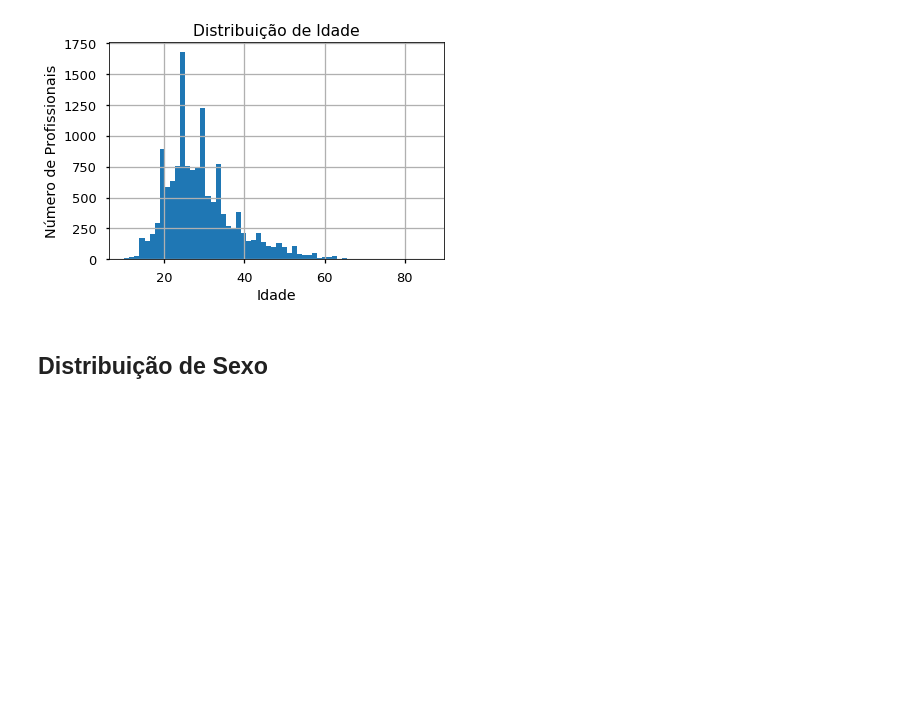
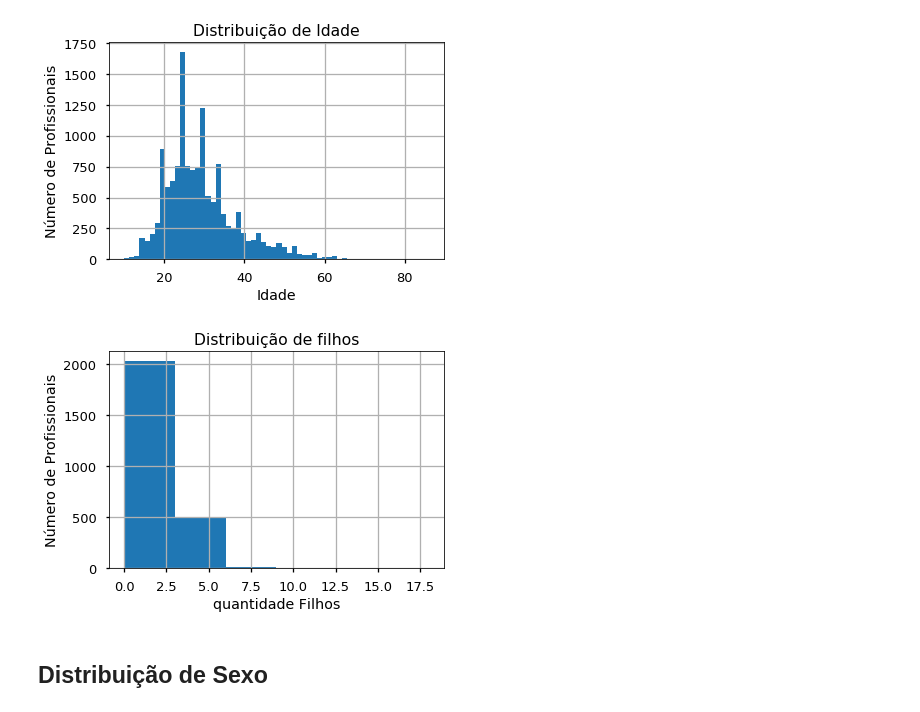
Before and after one commit to WesleySiNeves/AprendendoPython, a Jupyter notebook: Curso_Python_DSA/Cap09/Notebooks/DSA-Python-Cap09-Analise-Exploratoria-de-Dados.ipynb, the cells around one changed output. Cells and saved outputs as stored; diff of their text form; code cells hidden in the pictures; blank space fills up the shorter version.

```diff
--- a/Curso_Python_DSA/Cap09/Notebooks/DSA-Python-Cap09-Analise-Exploratoria-de-Dados.ipynb
+++ b/Curso_Python_DSA/Cap09/Notebooks/DSA-Python-Cap09-Analise-Exploratoria-de-Dados.ipynb
@@ -98,3 +113,13 @@ plt.title("Distribuição de Idade")
 plt.show()
 # %% [output]
 [figure]
+# %%
+df["ChildrenNumberMoNA"] =  df.ChildrenNumber.dropna()
+# %%
+df.ChildrenNumberMoNA.hist(bins = 6)
+plt.xlabel("quantidade Filhos")
+plt.ylabel("Número de Profissionais")
+plt.title("Distribuição de filhos")
+plt.show()
+# %% [output]
+[figure, added]
```
Also changed, not shown: parts of 2 cells of this notebook, 2 other files.
